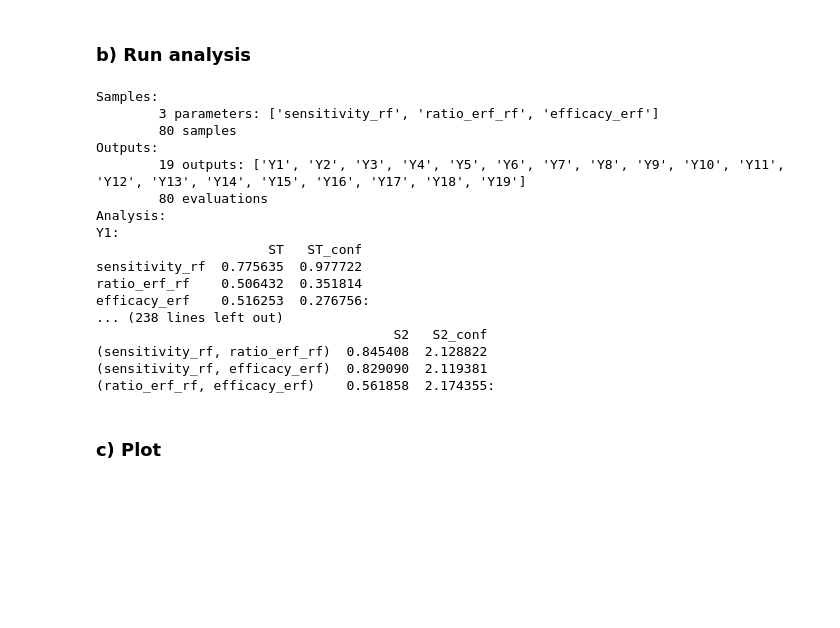
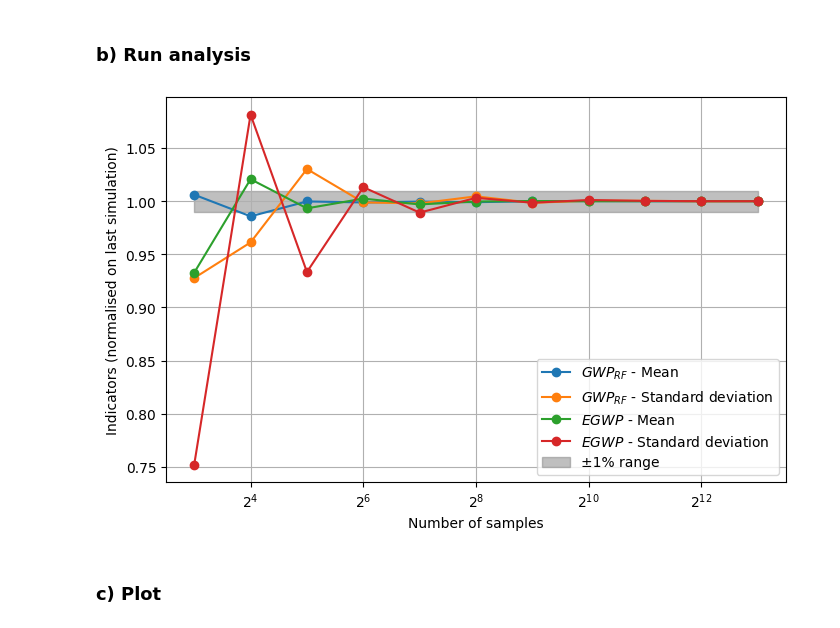
Before and after one commit to AeroMAPS/AeroCM, a Jupyter notebook: uncertainty_analyses.ipynb, the cells around one changed output. Cells and saved outputs as stored; diff of their text form; code cells hidden in the pictures; blank space fills up the shorter version.

```diff
--- a/uncertainty_analyses.ipynb
+++ b/uncertainty_analyses.ipynb
@@ -133,19 +78,17 @@ sp2 = ProblemSpec({
 ### b) Run analysis
 # %%
 # Create wrapper for function
-species='Aviation contrails'
 metric1='gwp_rf'
 metric2='egwp_erf'
 time_horizon_range=np.arange(15,110,5)
 
-def wrapped_model1(params, species=species, metric=metric1, time_horizon_range=time_horizon_range):
+def wrapped_model1(params, metric=metric1, time_horizon_range=time_horizon_range):
     n_samples = params.shape[0]
     n_times = time_horizon_range.shape[0]
     results = np.empty((n_samples, n_times))
 
     for i in range(n_samples):
         results[i, :] = climate_metric_parametric(
-            species,
             metric,
             time_horizon_range,
             *params[i]
@@ -153,14 +96,13 @@ def wrapped_model1(params, species=species, metric=metric1, time_horizon_range=t
 
     return results
 
-def wrapped_model2(params, species=species, metric=metric2, time_horizon_range=time_horizon_range):
+def wrapped_model2(params, metric=metric2, time_horizon_range=time_horizon_range):
     n_samples = params.shape[0]
     n_times = time_horizon_range.shape[0]
     results = np.empty((n_samples, n_times))
 
     for i in range(n_samples):
         results[i, :] = climate_metric_parametric(
-            species,
             metric,
             time_horizon_range,
             *params[i]
@@ -168,34 +110,27 @@ def wrapped_model2(params, species=species, metric=metric2, time_horizon_range=t
 
     return results
 
+y_results = np.zeros((11, 4))
 # Run all steps
-nb_samples = 16
-(
-    sp1.sample_sobol(nb_samples, calc_second_order=False)
-    .evaluate(wrapped_model1)
-    .analyze_sobol()
-)
-(
-    sp2.sample_sobol(nb_samples, calc_second_order=False)
-    .evaluate(wrapped_model2)
-    .analyze_sobol()
-)
+for k in range(3,14):
+    nb_samples = 2**k
+
+    (
+        sp1.sample_sobol(nb_samples, calc_second_order=False)
+        .evaluate(wrapped_model1)
+        .analyze_sobol()
+    )
+    (
+        sp2.sample_sobol(nb_samples, calc_second_order=False)
+        .evaluate(wrapped_model2)
+        .analyze_sobol()
+    )
+
+    y1 = sp1.results
+    y2 = sp2.results
+
+    y_results[k-3, 0] = np.mean(y1, axis=0)[-1]
+    y_results[k-3, 1] = np.std(y1, axis=0)[-1]
+    y_results[k-3, 2] = np.mean(y2, axis=0)[-1]
+    y_results[k-3, 3] = np.std(y2, axis=0)[-1]
-# %% [output]
-Samples:
-        3 parameters: ['sensitivity_rf', 'ratio_erf_rf', 'efficacy_erf']
-        80 samples
-Outputs:
-        19 outputs: ['Y1', 'Y2', 'Y3', 'Y4', 'Y5', 'Y6', 'Y7', 'Y8', 'Y9', 'Y10', 'Y11', 'Y12', 'Y13', 'Y14', 'Y15', 'Y16', 'Y17', 'Y18', 'Y19']
-        80 evaluations
-Analysis:
-Y1:
-                      ST   ST_conf
-sensitivity_rf  0.775635  0.977722
-ratio_erf_rf    0.506432  0.351814
-efficacy_erf    0.516253  0.276756:
-... (238 lines left out)
-                                      S2   S2_conf
-(sensitivity_rf, ratio_erf_rf)  0.845408  2.128822
-(sensitivity_rf, efficacy_erf)  0.829090  2.119381
-(ratio_erf_rf, efficacy_erf)    0.561858  2.174355:
 # %%
@@ -204,3 +138,22 @@ ratr = climate_metric_parametric(species='Aviation contrails', metric='ratr', ti
+# %%
+x = [2**i for i in range(3,14)]
+
+plt.figure(figsize=(8, 5))
+plt.plot(x, y_results[:,0]/y_results[-1,0], marker='o', label=r"$GWP_{RF}$ - Mean")
+plt.plot(x, y_results[:,1]/y_results[-1,1], marker='o', label=r"$GWP_{RF}$ - Standard deviation")
+plt.plot(x, y_results[:,2]/y_results[-1,2], marker='o', label=r"$EGWP$ - Mean")
+plt.plot(x, y_results[:,3]/y_results[-1,3], marker='o', label=r"$EGWP$ - Standard deviation")
+plt.fill_between(x, 0.99*np.ones(len(y_results[:,0])), 1.01*np.ones(len(y_results[:,0])), alpha = 0.5, color='grey', label="±1% range")
+plt.xscale('log', base=2)
+plt.legend()
+
+plt.xlabel('Number of samples')
+plt.ylabel('Indicators (normalised on last simulation)')
+plt.grid(True)
+
+plt.show()
+# %% [output]
+[figure, added]
 # %% [markdown]
 ### c) Plot
 # %%
```
Also changed, not shown: parts of 5 cells of this notebook, 8 other files.
